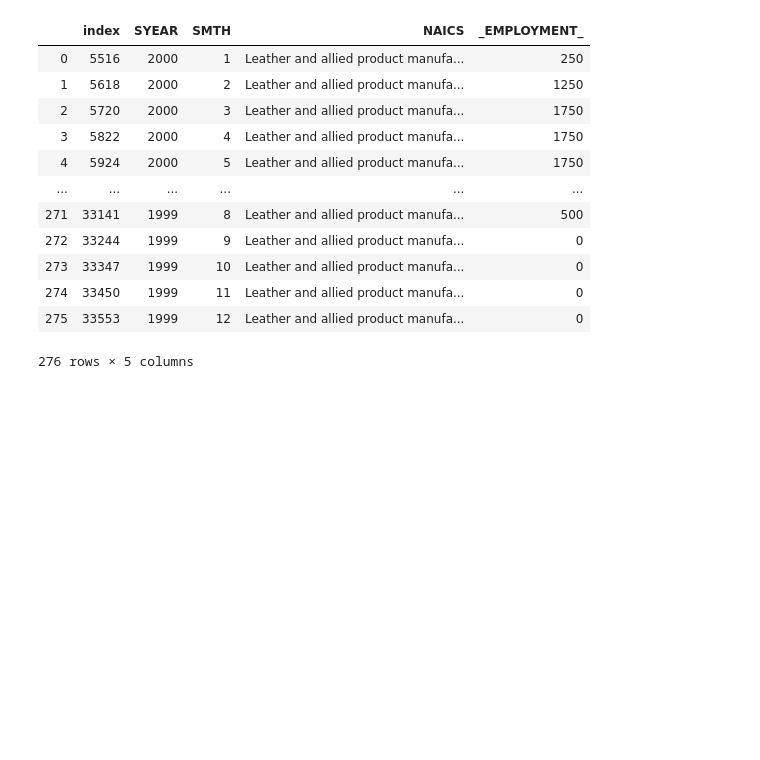
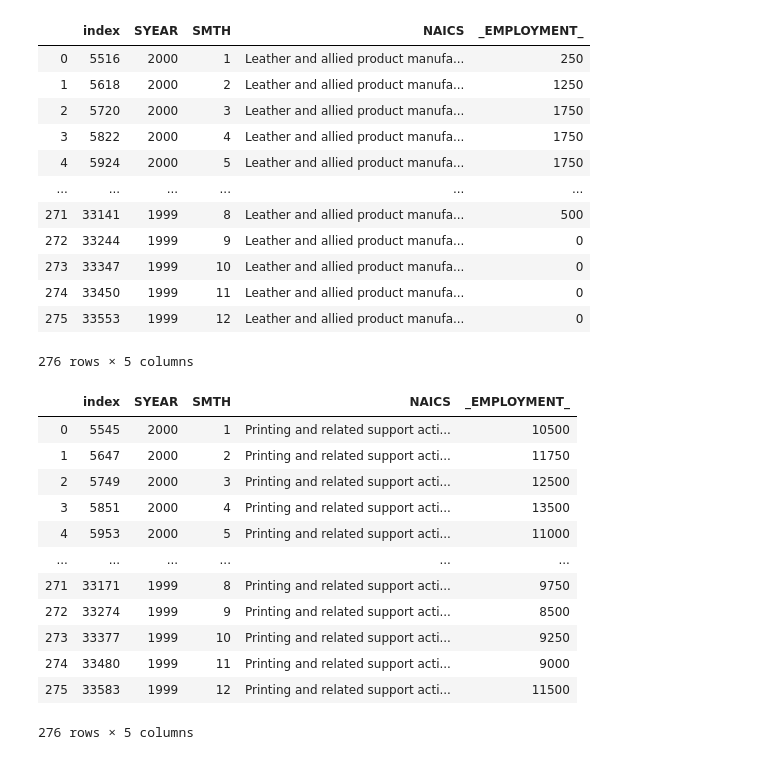
Before and after one commit to Hotlynn2/SERIES-ANALYSIS-OF-NAICS, a Jupyter notebook: Time Analysis Series.ipynb, the cells around one changed output. Drawn from its saved outputs; the diff is of its cells as text; code cells hidden in the pictures; blank space fills up the shorter version.

```diff
--- a/Time Analysis Series.ipynb
+++ b/Time Analysis Series.ipynb
@@ -1980,3 +1980,20 @@ Leather_and_allied_product_manufacturing
 | 274 | 33450 | 1999 | 11 | Leather and allied product manufa... | 0 |
 | 275 | 33553 | 1999 | 12 | Leather and allied product manufa... | 0 |
 276 rows × 5 columns
+# %%
+_allied_product_manufacturing = data.loc[data['NAICS'].str.contains('323', na = False)].reset_index()
+_allied_product_manufacturing
+# %% [output]
+|  | index | SYEAR | SMTH | NAICS | _EMPLOYMENT_ |
+| 0 | 5545 | 2000 | 1 | Printing and related support acti... | 10500 |
+| 1 | 5647 | 2000 | 2 | Printing and related support acti... | 11750 |
+| 2 | 5749 | 2000 | 3 | Printing and related support acti... | 12500 |
+| 3 | 5851 | 2000 | 4 | Printing and related support acti... | 13500 |
+| 4 | 5953 | 2000 | 5 | Printing and related support acti... | 11000 |
+| ... | ... | ... | ... | ... | ... |
+| 271 | 33171 | 1999 | 8 | Printing and related support acti... | 9750 |
+| 272 | 33274 | 1999 | 9 | Printing and related support acti... | 8500 |
+| 273 | 33377 | 1999 | 10 | Printing and related support acti... | 9250 |
+| 274 | 33480 | 1999 | 11 | Printing and related support acti... | 9000 |
+| 275 | 33583 | 1999 | 12 | Printing and related support acti... | 11500 |
+276 rows × 5 columns
```
